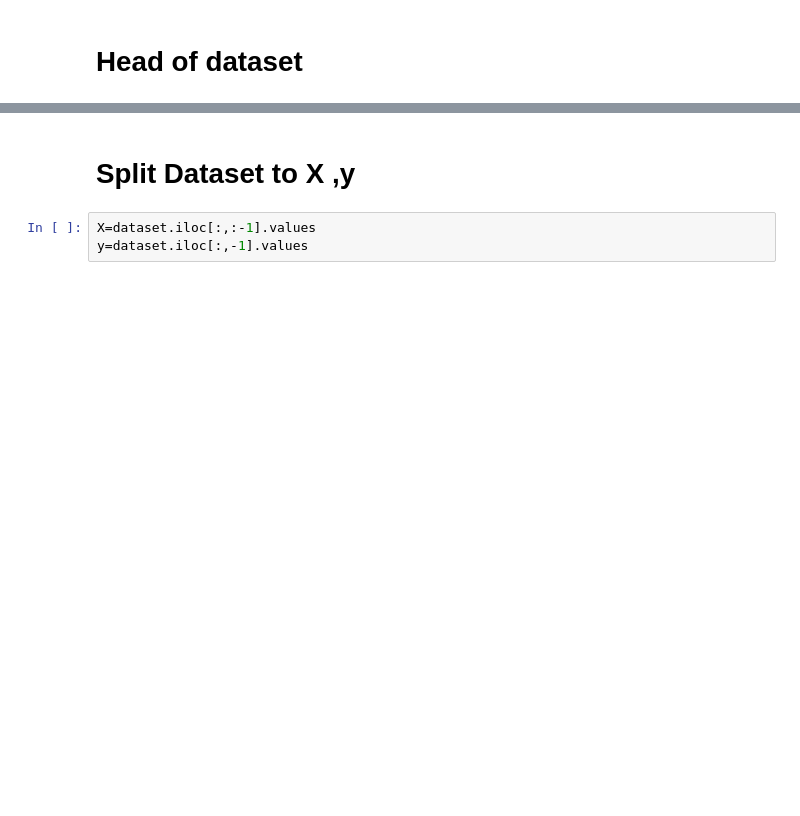
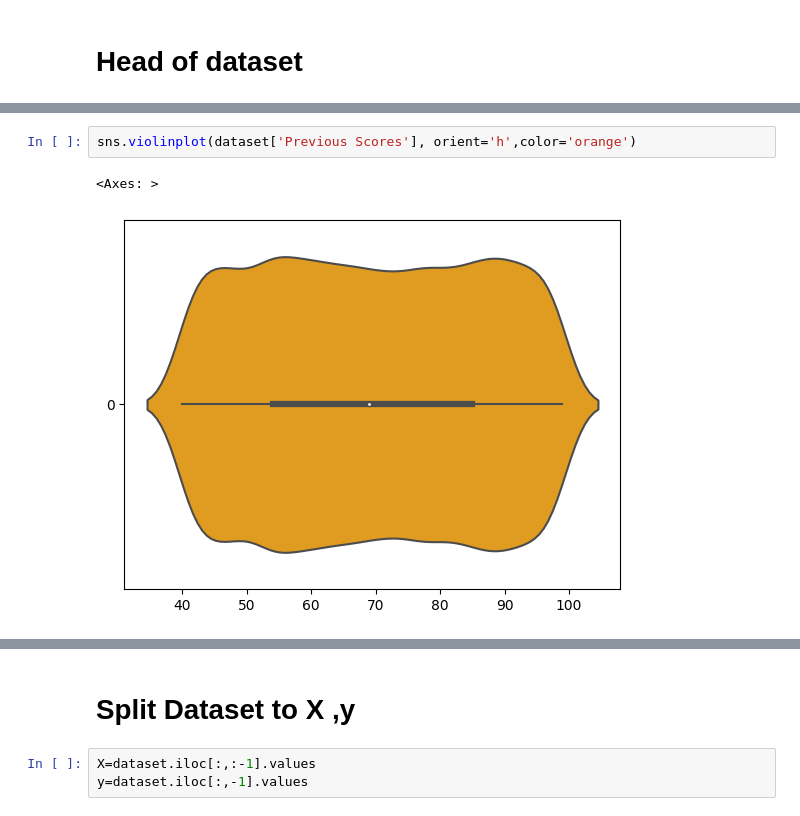
Before and after one commit to anderomeda371/firstrepo, a Jupyter notebook: 8_23_Student_Efficiency.ipynb, the cells around one changed output, grey strips where cells are left out. Cells and saved outputs as stored; diff of their text form; blank space fills up the shorter version.

```diff
--- a/8_23_Student_Efficiency.ipynb
+++ b/8_23_Student_Efficiency.ipynb
@@ -35,0 +90,5 @@ dataset.head()
+# %%
+sns.violinplot(dataset['Previous Scores'], orient='h',color='orange')
+# %% [output]
+<Axes: >
+[figure, added]
```
Also changed, not shown: parts of 21 cells of this notebook.
